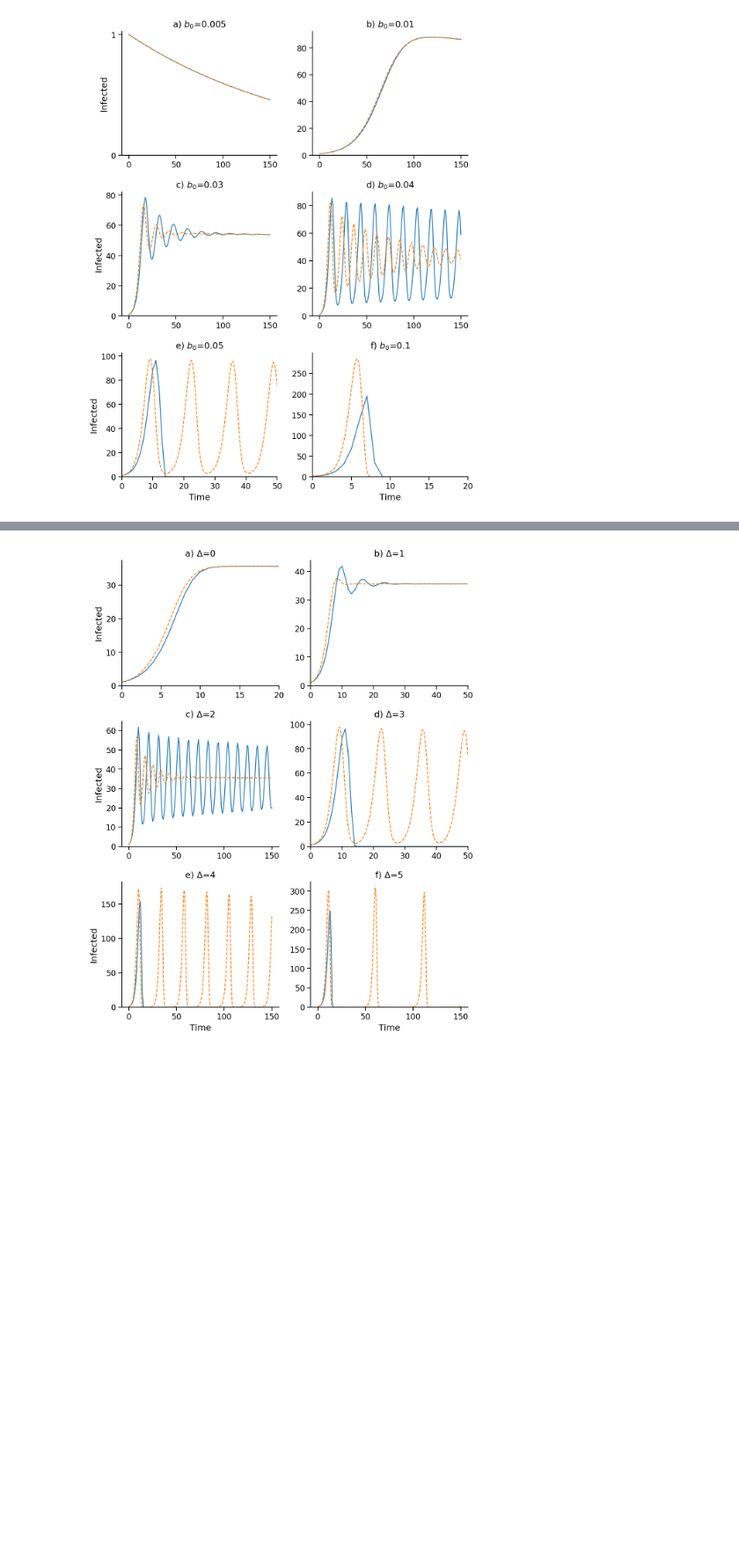
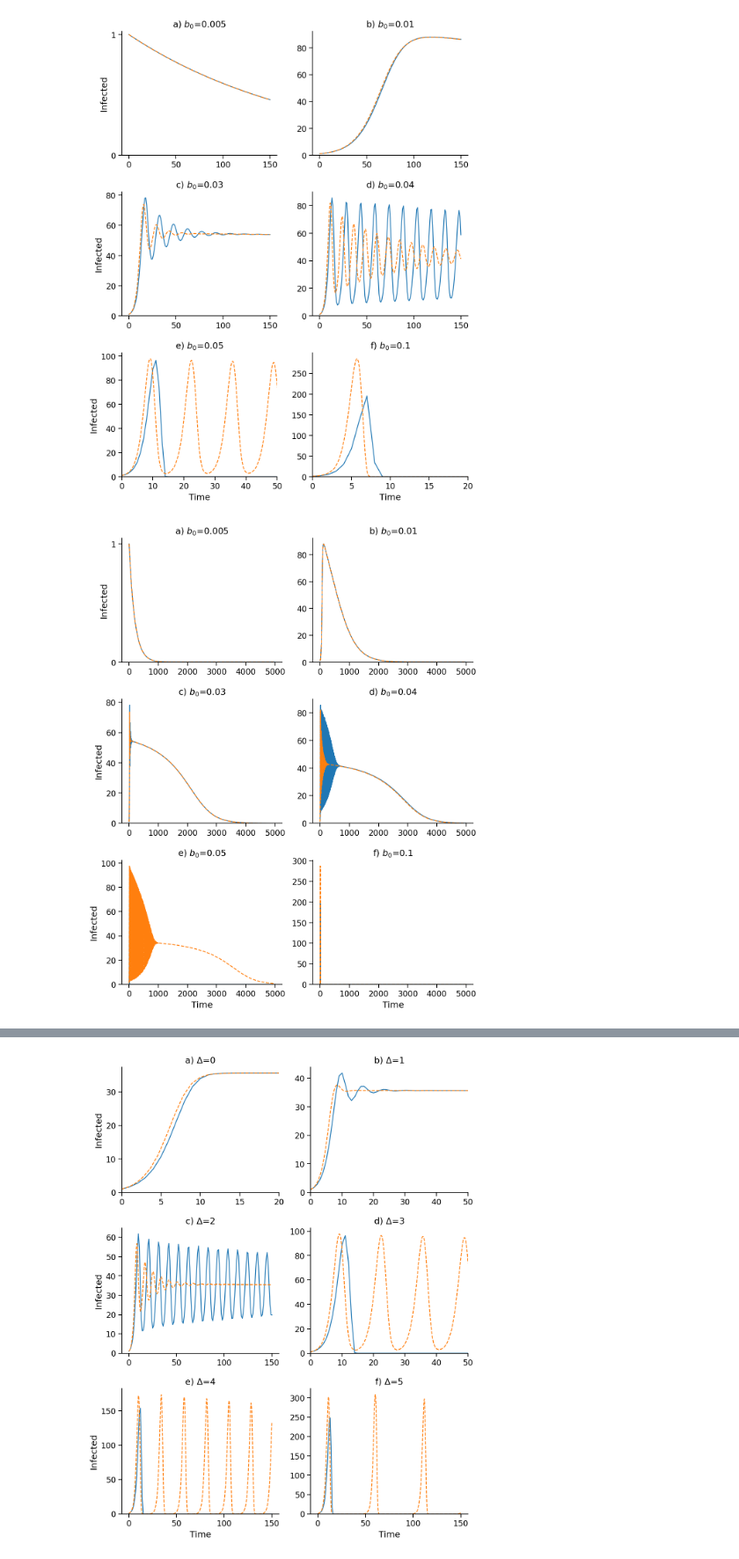
Before and after one commit to yoavram/SanJose, a Jupyter notebook: notebooks/model-SIR.ipynb, the cells around one changed output, grey strips where cells are left out. Shown at 88% size. Drawn from its saved outputs; the diff is of its cells as text; code cells hidden in the pictures; blank space fills up the shorter version.

```diff
--- a/notebooks/model-SIR.ipynb
+++ b/notebooks/model-SIR.ipynb
@@ -30,15 +56,6 @@ R_{t+1} = R_t + \gamma I_t \\
 b_t = b_0 c^*_t \quad (2.4) \\
 c^*_t = \hat{c} - \alpha \frac{I_{(t-\Delta)}}{N} \quad (2.10)
 $$
-# %%
-N = 10000
-I0 = 1
-b0 = 0.05
-γ = 0.08
-c_hat = 0.0015
-α1 = 0.02
-α2 = 0.3
-Δ = 3
 # %%
 def I2(N, b0, γ, c_hat, α1, α2):
     α = α2 / (2 * α1) * b0
@@ -139,19 +157,20 @@ for b0_ in b0s:
 # %%
 fig, axes = plt.subplots(3, 2, figsize=(8, 10))
 for b0_, ax, label, res in zip(b0s, axes.flat, 'abcdef', results_b0s_long):
     Idis, t, Icont = res
     ax.plot(Idis)
     ax.plot(t, Icont, '--')
     ax.set_ylim(0, None)
     ax.set_title("{}) $b_0$={}".format(label, b0_))
 for ax in axes[:,0]: ax.set_ylabel('Infected')
 for ax in axes[2]: ax.set_xlabel('Time')
-axes[2,0].set_xlim(0, 50)
-axes[2,1].set_xlim(0, 20)
+
 axes[0,0].set_yticks([0, 1])
-# axes[-1,-1].set_ylim(0, max(Icont.max(), Idis.max()))
+# axes[-1,-1].set_xlim(0, 50)
 
 fig.tight_layout()
 sns.despine()
-plt.savefig('../figures/fig5-SIR-long.pdf', dpi=100)
+plt.savefig('../figures/fig3-SIR-long.pdf', dpi=100)
+# %% [output]
+[figure, added]
 # %% [markdown]
```
Also changed, not shown: parts of 40 cells of this notebook, 1 other file.
